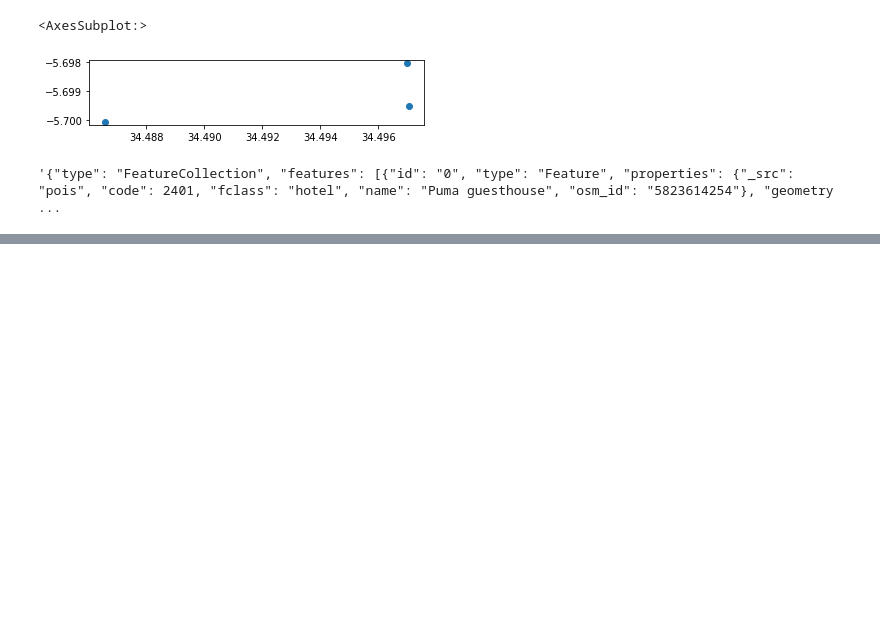
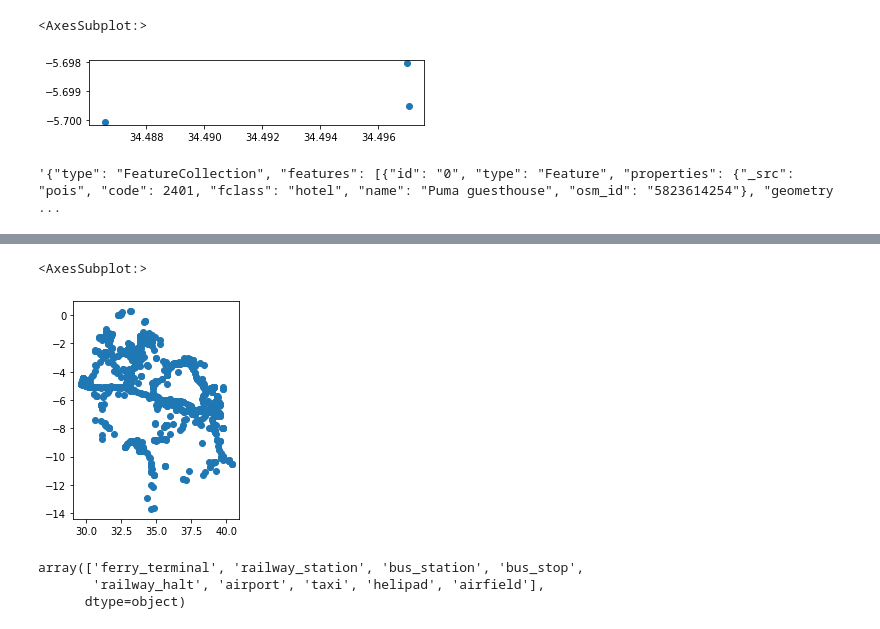
Before and after one commit to MARS-Group-HAW/esida-db, a Jupyter notebook: notebooks/Geofabrik.ipynb, the cells around one changed output, grey strips where cells are left out. Cells and saved outputs as stored; diff of their text form; code cells hidden in the pictures; blank space fills up the shorter version.

```diff
--- a/notebooks/Geofabrik.ipynb
+++ b/notebooks/Geofabrik.ipynb
@@ -84,3 +84,5 @@ aoi_gdf.plot()
 aoi_gdf.to_json()
 # %% [output]
 '{"type": "FeatureCollection", "features": [{"id": "0", "type": "Feature", "properties": {"_src": "pois", "code": 2401, "fclass": "hotel", "name": "Puma guesthouse", "osm_id": "5823614254"}, "geometry ...
+# %%
+transport_gdf = geopandas.read_file('../input/data/geofabrik_pois/gis_osm_transport_free_1.shp')
@@ -86,0 +105,11 @@ aoi_gdf.to_json()
+# %%
+transport_gdf.plot()
+# %% [output]
+<AxesSubplot:>
+[figure, added]
+# %%
+transport_gdf['fclass'].unique()
+# %% [output]
+array(['ferry_terminal', 'railway_station', 'bus_station', 'bus_stop',
+       'railway_halt', 'airport', 'taxi', 'helipad', 'airfield'],
+      dtype=object)
```
Also changed, not shown: parts of 5 cells of this notebook, 1 other file.
